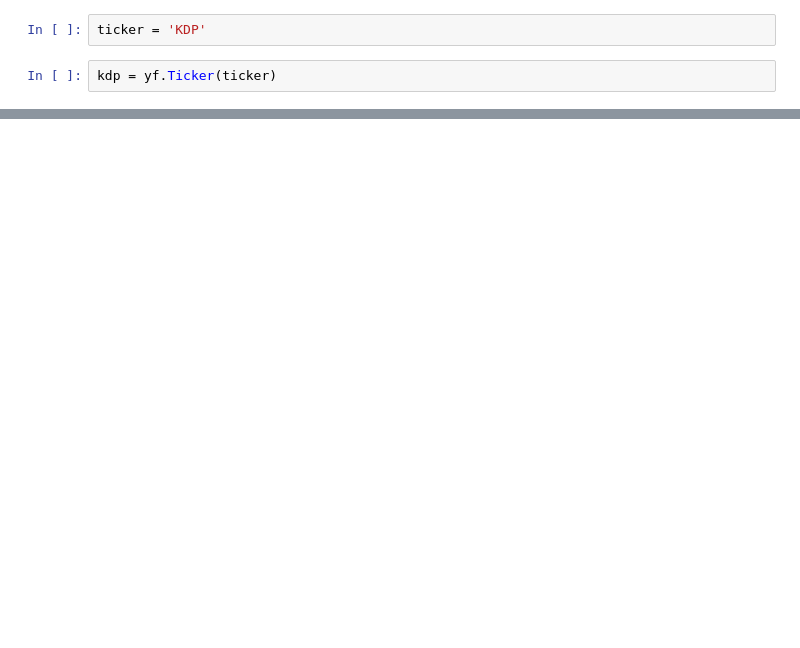
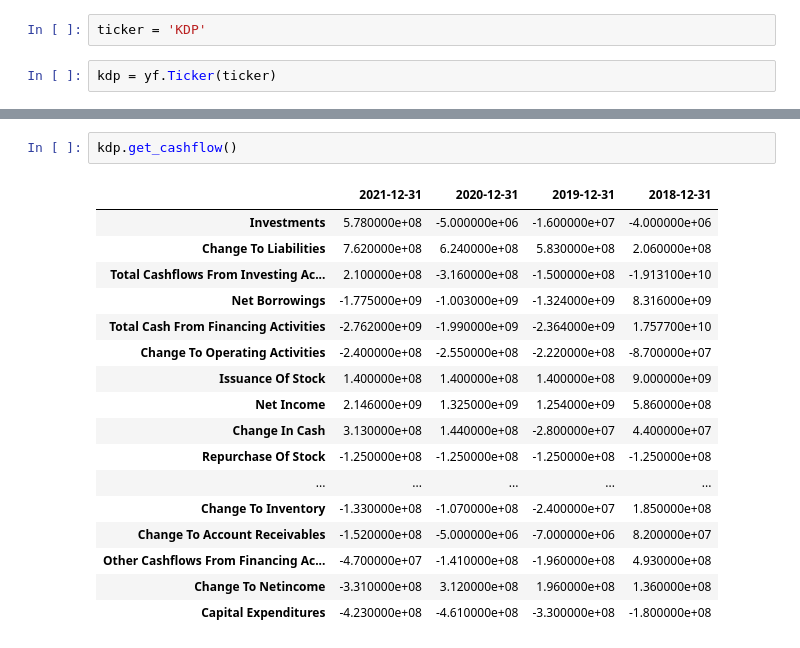
Before and after one commit to TVHM/Microcradentials_Business, a Jupyter notebook: kdp.ipynb, the cells around one changed output, grey strips where cells are left out. Drawn from its saved outputs; the diff is of its cells as text; blank space fills up the shorter version.

```diff
--- a/kdp.ipynb
+++ b/kdp.ipynb
@@ -27,0 +95,20 @@ kdp = yf.Ticker(ticker)
+# %%
+kdp.get_cashflow()
+# %% [output]
+|  | 2021-12-31 | 2020-12-31 | 2019-12-31 | 2018-12-31 |
+| Investments | 5.780000e+08 | -5.000000e+06 | -1.600000e+07 | -4.000000e+06 |
+| Change To Liabilities | 7.620000e+08 | 6.240000e+08 | 5.830000e+08 | 2.060000e+08 |
+| Total Cashflows From Investing Ac... | 2.100000e+08 | -3.160000e+08 | -1.500000e+08 | -1.913100e+10 |
+| Net Borrowings | -1.775000e+09 | -1.003000e+09 | -1.324000e+09 | 8.316000e+09 |
+| Total Cash From Financing Activities | -2.762000e+09 | -1.990000e+09 | -2.364000e+09 | 1.757700e+10 |
+| Change To Operating Activities | -2.400000e+08 | -2.550000e+08 | -2.220000e+08 | -8.700000e+07 |
+| Issuance Of Stock | 1.400000e+08 | 1.400000e+08 | 1.400000e+08 | 9.000000e+09 |
+| Net Income | 2.146000e+09 | 1.325000e+09 | 1.254000e+09 | 5.860000e+08 |
+| Change In Cash | 3.130000e+08 | 1.440000e+08 | -2.800000e+07 | 4.400000e+07 |
+| Repurchase Of Stock | -1.250000e+08 | -1.250000e+08 | -1.250000e+08 | -1.250000e+08 |
+| ... | ... | ... | ... | ... |
+| Change To Inventory | -1.330000e+08 | -1.070000e+08 | -2.400000e+07 | 1.850000e+08 |
+| Change To Account Receivables | -1.520000e+08 | -5.000000e+06 | -7.000000e+06 | 8.200000e+07 |
+| Other Cashflows From Financing Ac... | -4.700000e+07 | -1.410000e+08 | -1.960000e+08 | 4.930000e+08 |
+| Change To Netincome | -3.310000e+08 | 3.120000e+08 | 1.960000e+08 | 1.360000e+08 |
+| Capital Expenditures | -4.230000e+08 | -4.610000e+08 | -3.300000e+08 | -1.800000e+08 |
```
Also changed, not shown: parts of 14 cells of this notebook.
